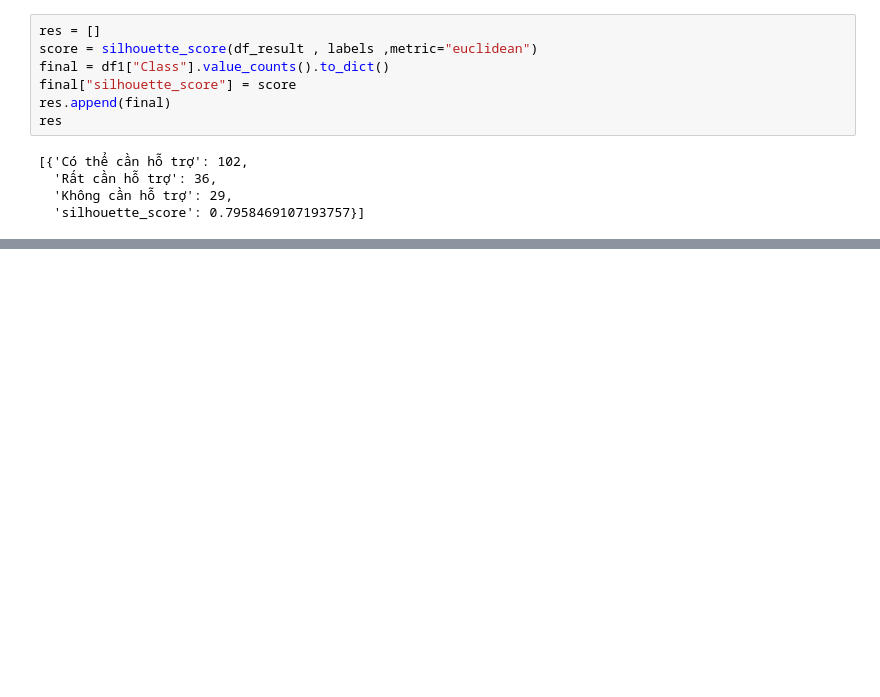
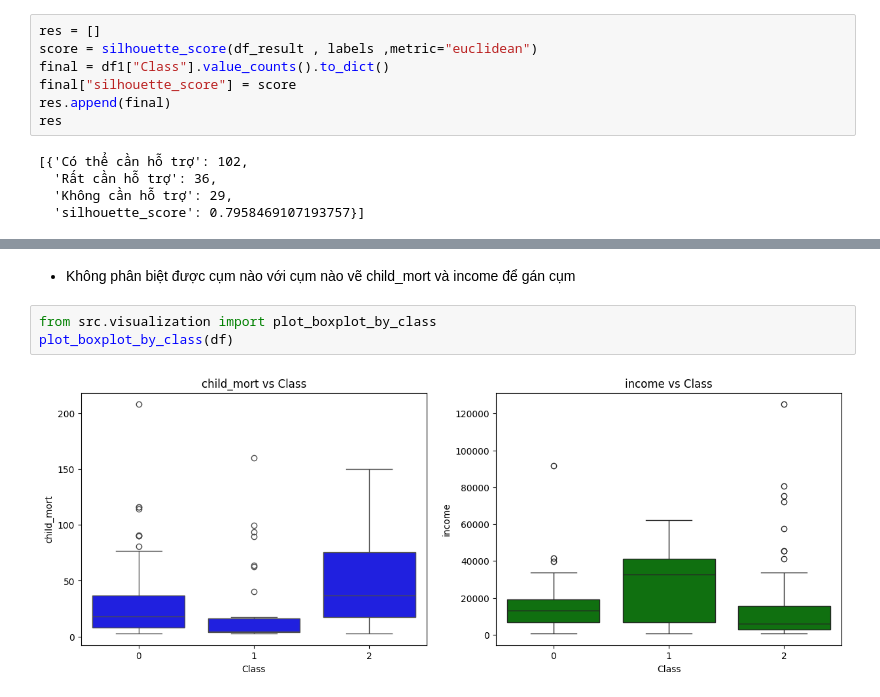
Before and after one commit to tuananhhhbuiiduyudu/Country_Clustering_Project_CNS, a Jupyter notebook: notebooks/a.ipynb, the cells around one changed output, grey strips where cells are left out. Drawn from its saved outputs; the diff is of its cells as text; blank space fills up the shorter version.

```diff
--- a/notebooks/a.ipynb
+++ b/notebooks/a.ipynb
@@ -297,0 +401,7 @@ res
+# %% [markdown]
+- Không phân biệt được cụm nào với cụm nào vẽ child_mort và income để gán cụm
+# %%
+from src.visualization import plot_boxplot_by_class
+plot_boxplot_by_class(df)
+# %% [output]
+[figure, added]
```
Also changed, not shown: parts of 19 cells of this notebook, 4 other files.
